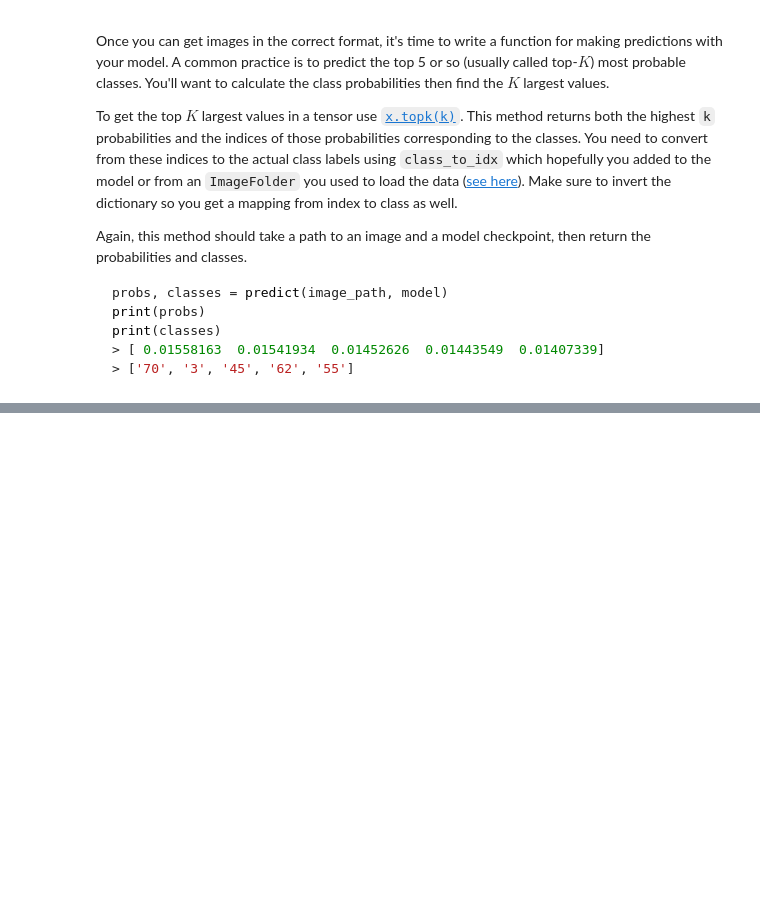
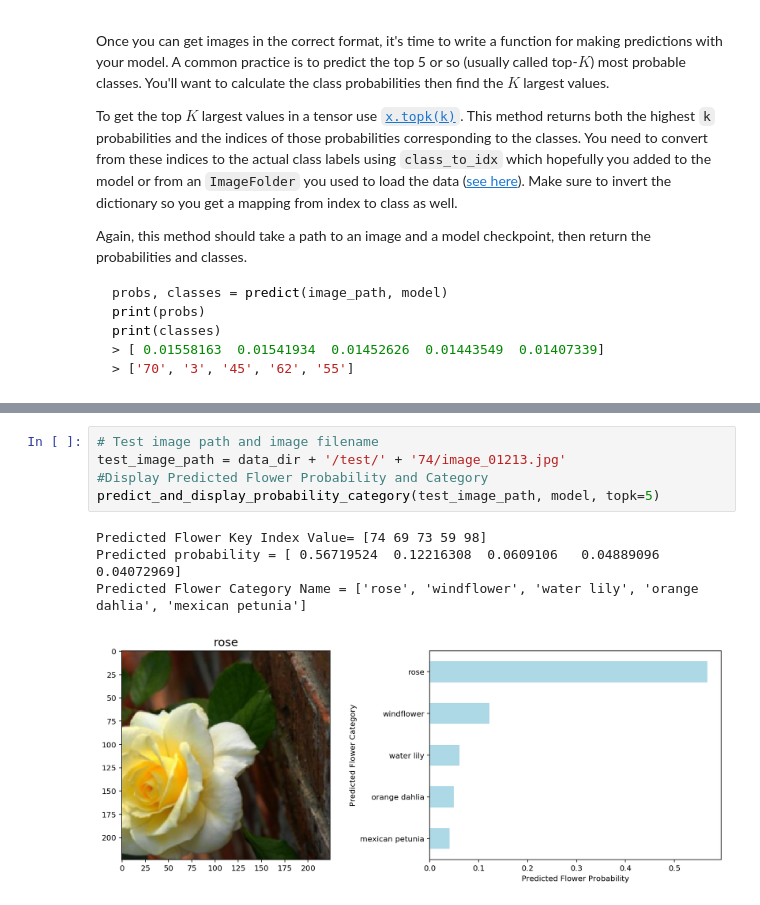
Before and after one commit to cynthia3r/flower_image_classifier, a Jupyter notebook: Image Classifier Project.ipynb, the cells around one changed output, grey strips where cells are left out. Cells and saved outputs as stored; diff of their text form; blank space fills up the shorter version.

```diff
--- a/Image Classifier Project.ipynb
+++ b/Image Classifier Project.ipynb
@@ -525,0 +548,10 @@ Predicted Flower Category Name = ['corn poppy', 'stemless gentian', 'petunia', '
+# %%
+# Test image path and image filename
+test_image_path = data_dir + '/test/' + '74/image_01213.jpg'
+#Display Predicted Flower Probability and Category
+predict_and_display_probability_category(test_image_path, model, topk=5)
+# %% [output]
+Predicted Flower Key Index Value= [74 69 73 59 98]
+Predicted probability = [ 0.56719524  0.12216308  0.0609106   0.04889096  0.04072969]
+Predicted Flower Category Name = ['rose', 'windflower', 'water lily', 'orange dahlia', 'mexican petunia']
+[figure, added]
```
Also changed, not shown: parts of 13 cells of this notebook.
